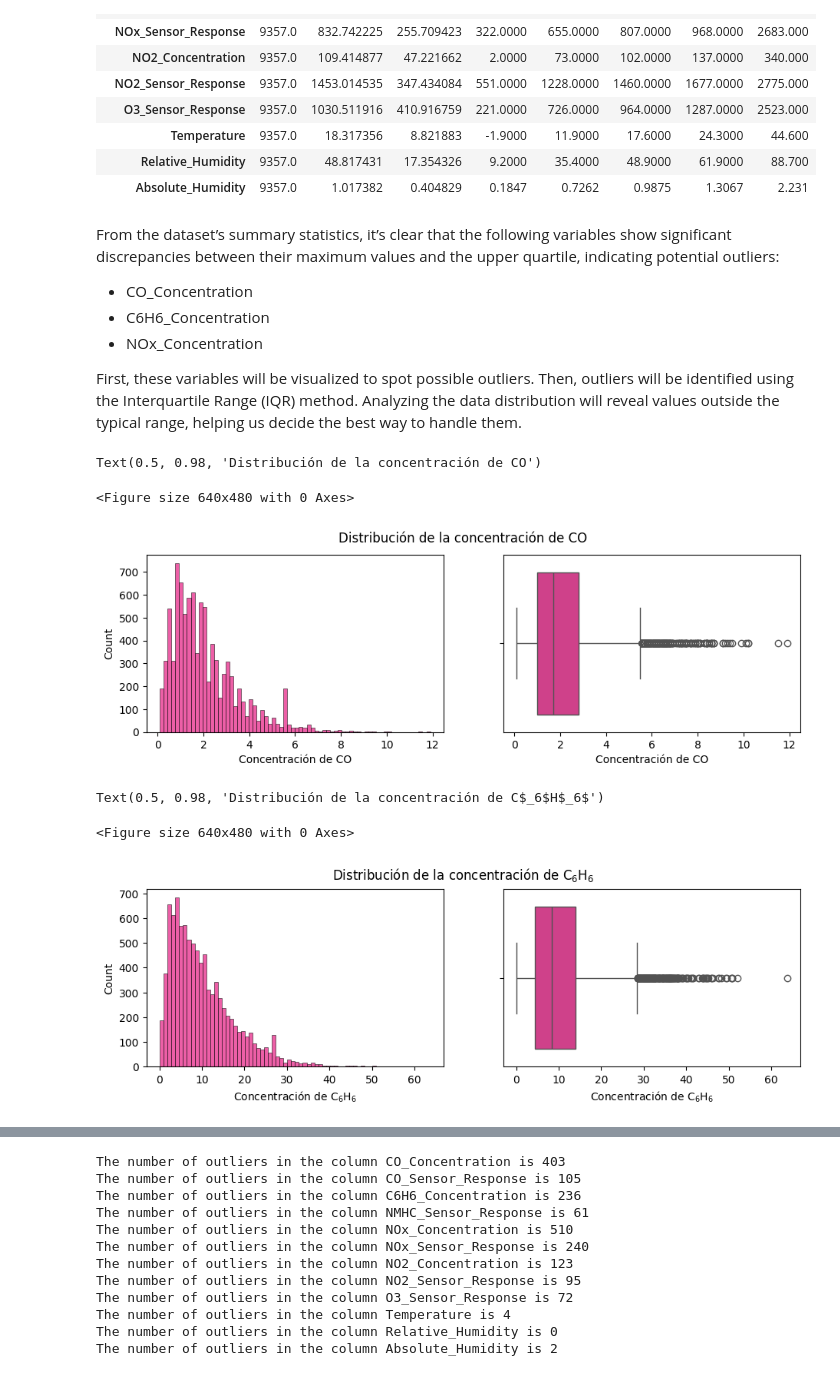
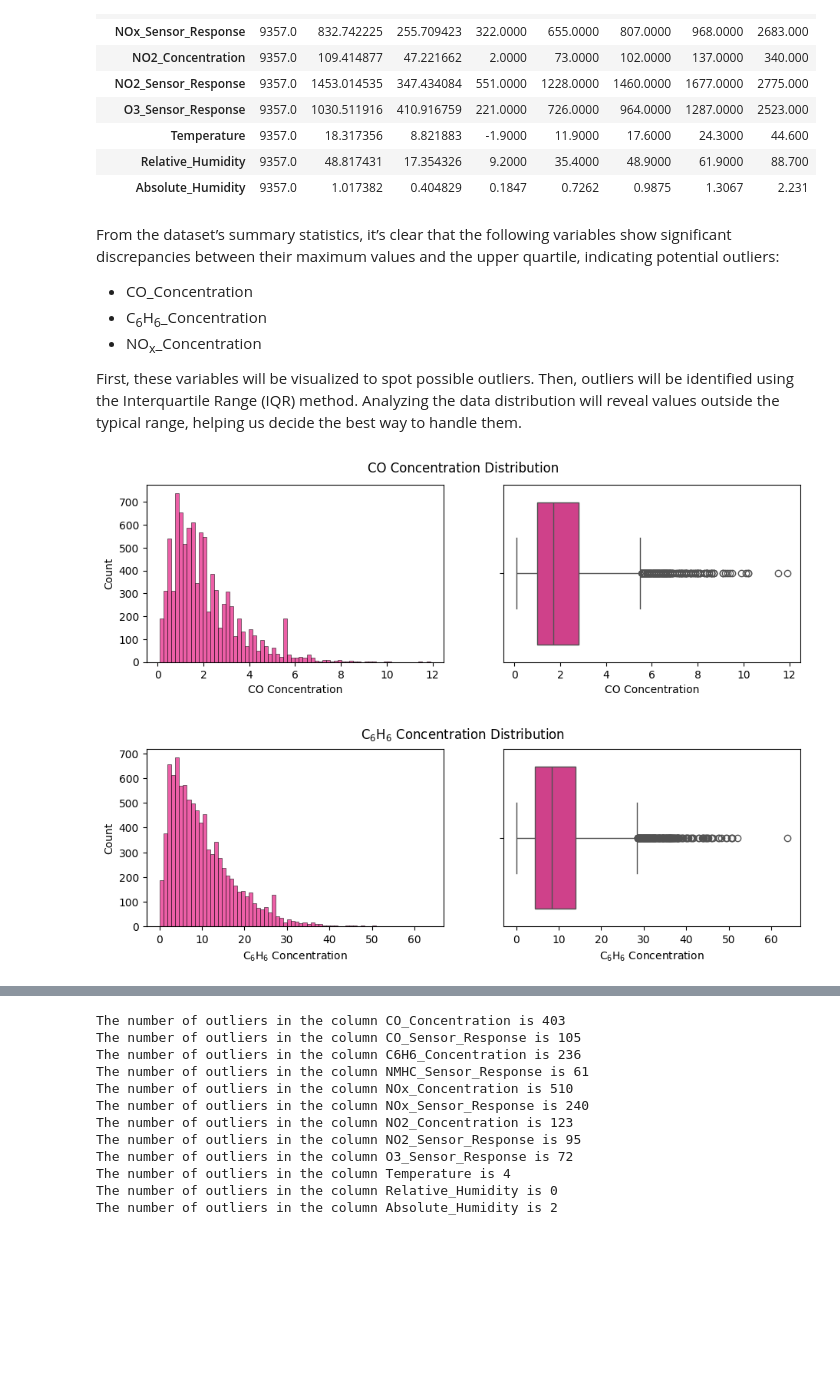
Before and after one commit to herrerovir/Air-quality-forecasting, a Jupyter notebook: notebooks/air-quality-forecasting-lstm.ipynb, the cells around one changed output, grey strips where cells are left out. Drawn from its saved outputs; the diff is of its cells as text; code cells hidden in the pictures; blank space fills up the shorter version.

```diff
--- a/notebooks/air-quality-forecasting-lstm.ipynb
+++ b/notebooks/air-quality-forecasting-lstm.ipynb
@@ -82,7 +87,7 @@ from tensorflow.keras.callbacks import EarlyStopping
 from sklearn.metrics import mean_absolute_error, mean_squared_error, r2_score
 # %%
 # Load the dataset
-df = pd.read_csv("../data/raw/AirQualityUCI.csv", delimiter = ";", decimal = ",")
+df = pd.read_csv(RAW_DIR / "AirQualityUCI.csv", delimiter = ";", decimal = ",")
 df.head()
 # %% [output]
 |  | Date | Time | CO(GT) | PT08.S1(CO) | NMHC(GT) | C6H6(GT) | PT08.S2(NMHC) | NOx(GT) | PT08.S3(NOx) | ... |
@@ -358,36 +359,30 @@ df.describe().T
 # %% [markdown]
 From the dataset’s summary statistics, it’s clear that the following variables show significant discrepancies between their maximum values and the upper quartile, indicating potential outliers:
 
-* CO\_Concentration
-* C6H6\_Concentration
-* NOx\_Concentration
+- CO_Concentration
+- C<sub>6</sub>H<sub>6</sub>_Concentration
+- NO<sub>x</sub>_Concentration
 
 First, these variables will be visualized to spot possible outliers. Then, outliers will be identified using the Interquartile Range (IQR) method. Analyzing the data distribution will reveal values outside the typical range, helping us decide the best way to handle them.
 # %%
 # Plot the CO concentration distribution using a histogram and boxplot
-CO_concentration_distribution = plt.figure()
 fig, ax = plt.subplots(1, 2, figsize = (11, 3))
 sns.histplot(df["CO_Concentration"], ax = ax[0], color = "#e7298a")
 sns.boxplot(x = df["CO_Concentration"], ax = ax[1], color = "#e7298a")
 ax[0].set_xlabel("CO Concentration")
 ax[1].set_xlabel("CO Concentration")
-plt.suptitle("CO Concentration Distribution", size = 12)
+plt.suptitle("CO Concentration Distribution", size = 12);
 # %% [output]
-Text(0.5, 0.98, 'Distribución de la concentración de CO')
-<Figure size 640x480 with 0 Axes>
-[figure, old version]
+[figure, new version]
 # %%
 # Plot the C6H6 concentration distribution using a histogram and boxplot
-C6H6_concentration_distribution = plt.figure()
 fig, ax = plt.subplots(1, 2, figsize = (11, 3))
 sns.histplot(df["C6H6_Concentration"], ax = ax[0], color = "#e7298a")
 sns.boxplot(x = df["C6H6_Concentration"], ax = ax[1], color = "#e7298a")
 ax[0].set_xlabel("C$_6$H$_6$ Concentration")
 ax[1].set_xlabel("C$_6$H$_6$ Concentration")
-plt.suptitle("C$_6$H$_6$ Concentration Distribution", size = 12)
+plt.suptitle("C$_6$H$_6$ Concentration Distribution", size = 12);
 # %% [output]
-Text(0.5, 0.98, 'Distribución de la concentración de C$_6$H$_6$')
-<Figure size 640x480 with 0 Axes>
-[figure, old version]
+[figure, new version]
 # %%
 # Plot the NOx concentration distribution using a histogram and boxplot
```
Also changed, not shown: parts of 106 cells of this notebook.
